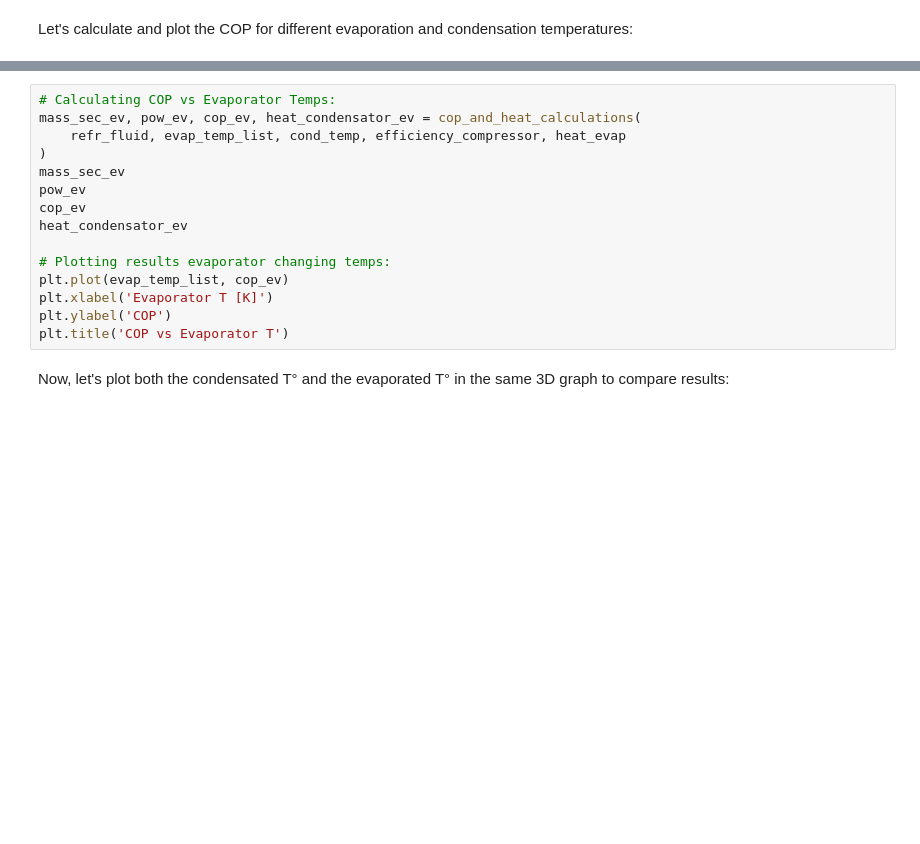
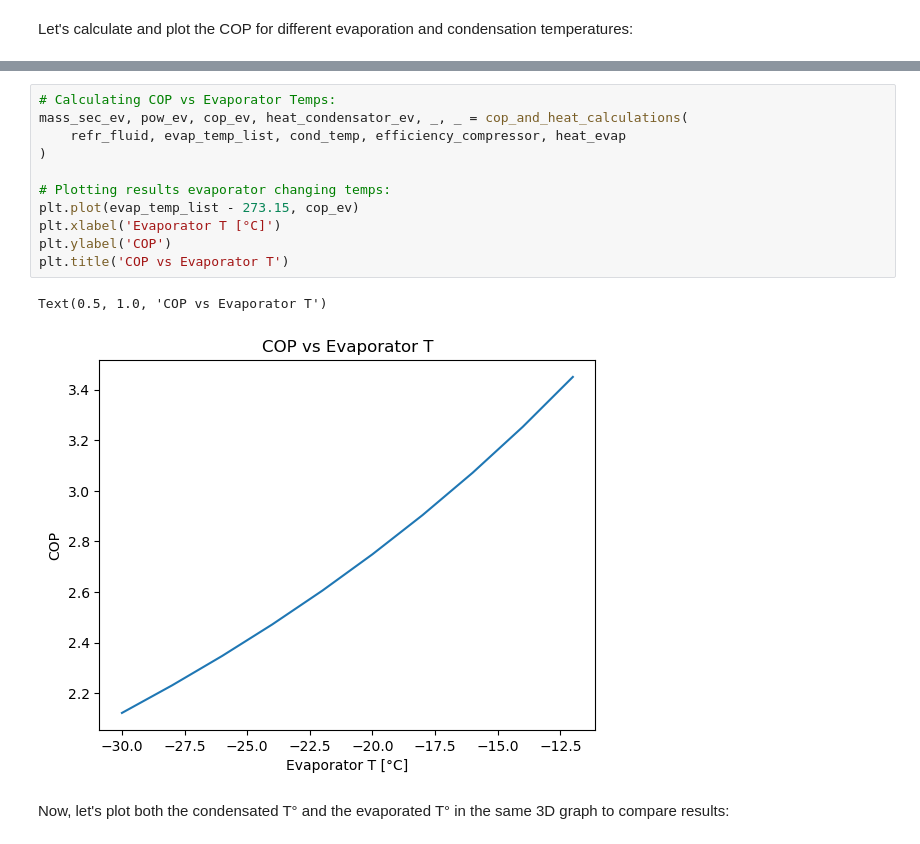
Before and after one commit to boujuan/Renewable_Energy_Heat, a Jupyter notebook: Scratchpad_alberto.ipynb, the cells around one changed output, grey strips where cells are left out. Drawn from its saved outputs; the diff is of its cells as text; blank space fills up the shorter version.

```diff
--- a/Scratchpad_alberto.ipynb
+++ b/Scratchpad_alberto.ipynb
@@ -89,18 +93,17 @@ plt.title('COP vs Condensated T')
 # %%
 # Calculating COP vs Evaporator Temps:
-mass_sec_ev, pow_ev, cop_ev, heat_condensator_ev = cop_and_heat_calculations(
+mass_sec_ev, pow_ev, cop_ev, heat_condensator_ev, _, _ = cop_and_heat_calculations(
     refr_fluid, evap_temp_list, cond_temp, efficiency_compressor, heat_evap
 )
-mass_sec_ev
-pow_ev
-cop_ev
-heat_condensator_ev
 
 # Plotting results evaporator changing temps:
-plt.plot(evap_temp_list, cop_ev)
-plt.xlabel('Evaporator T [K]')
+plt.plot(evap_temp_list - 273.15, cop_ev)
+plt.xlabel('Evaporator T [°C]')
 plt.ylabel('COP')
 plt.title('COP vs Evaporator T')
+# %% [output]
+Text(0.5, 1.0, 'COP vs Evaporator T')
+[figure, added]
 # %% [markdown]
 Now, let's plot both the condensated T° and the evaporated T° in the same 3D graph to compare results:
 # %%
```
Also changed, not shown: parts of 6 cells of this notebook, 3 other files.
